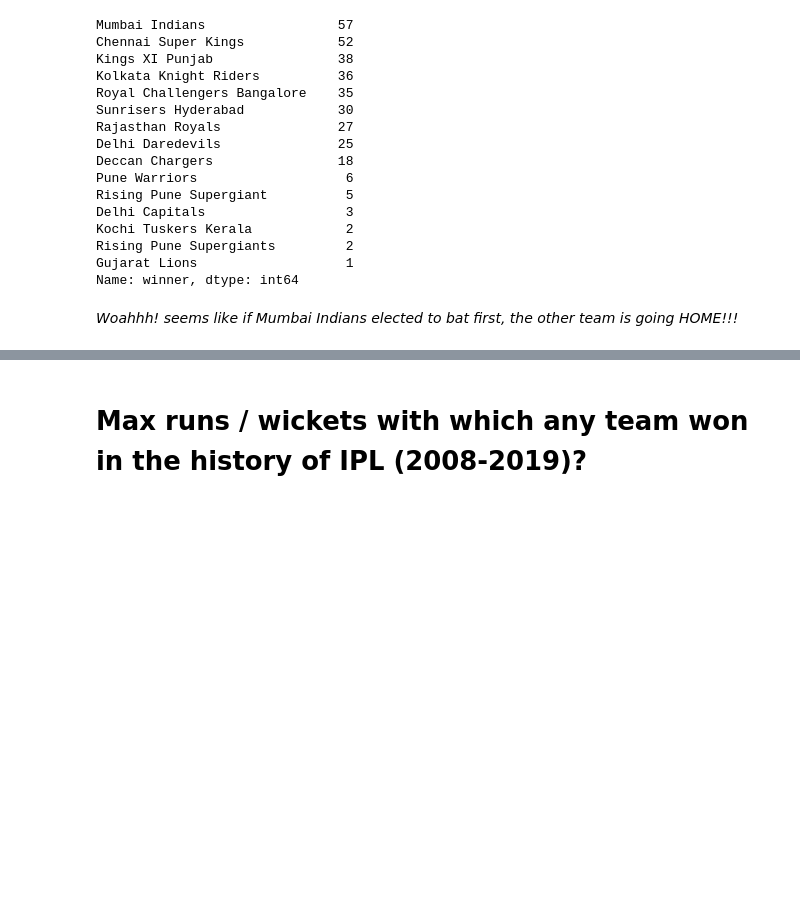
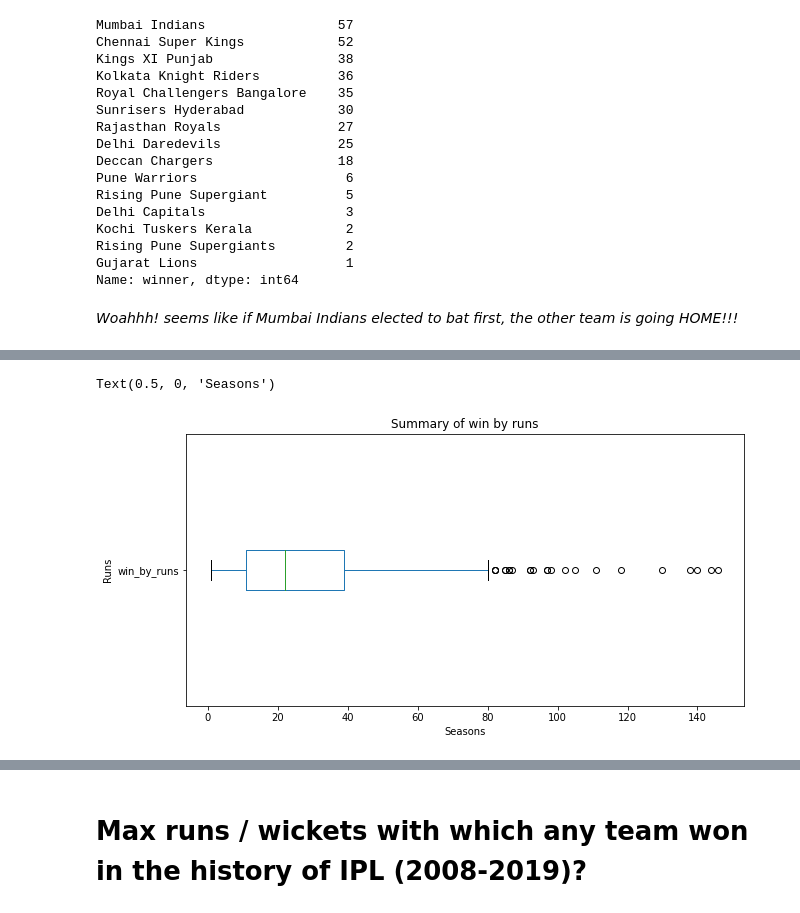
Before and after one commit to Rishabh1928/IPL-T20-Cricket-Analysis, a Jupyter notebook: Rishabh_Kesarwani_24_02_2021_[ABTN0104]_IPL_T20_Cricket_Analysis_Capstone_Project.ipynb, the cells around one changed output, grey strips where cells are left out. Drawn from its saved outputs; the diff is of its cells as text; code cells hidden in the pictures; blank space fills up the shorter version.

```diff
--- a/Rishabh_Kesarwani_24_02_2021_[ABTN0104]_IPL_T20_Cricket_Analysis_Capstone_Project.ipynb
+++ b/Rishabh_Kesarwani_24_02_2021_[ABTN0104]_IPL_T20_Cricket_Analysis_Capstone_Project.ipynb
@@ -311,0 +352,5 @@ Name: winner, dtype: int64
+# %%
+# getting season wise win by runs distribution
+
+win_runs = matches_df[matches_df["win_by_runs"] != 0][["Season" , "win_by_runs"]].sort_values(by="win_by_runs" , ascending = False)
+win_runs.head()
@@ -311,0 +364,10 @@ Name: winner, dtype: int64
+# %%
+# creating box plot to get the common range of runs with which most of the teams won and identifying the outliers
+
+win_runs.plot(kind = "box" , vert = False) # vert = False to make it horizontal as in vertical it was not that much appealing
+plt.title('Summary of win by runs')
+plt.ylabel('Runs')
+plt.xlabel('Seasons')
+# %% [output]
+Text(0.5, 0, 'Seasons')
+[figure, added]
```
Also changed, not shown: parts of 67 cells of this notebook.
